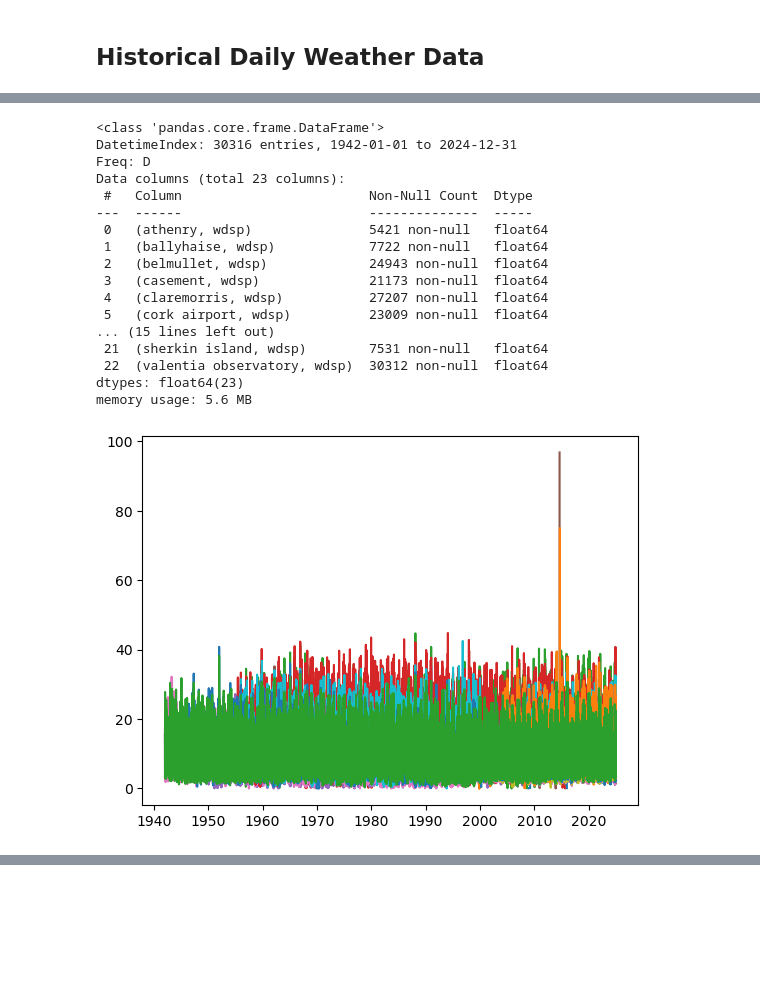
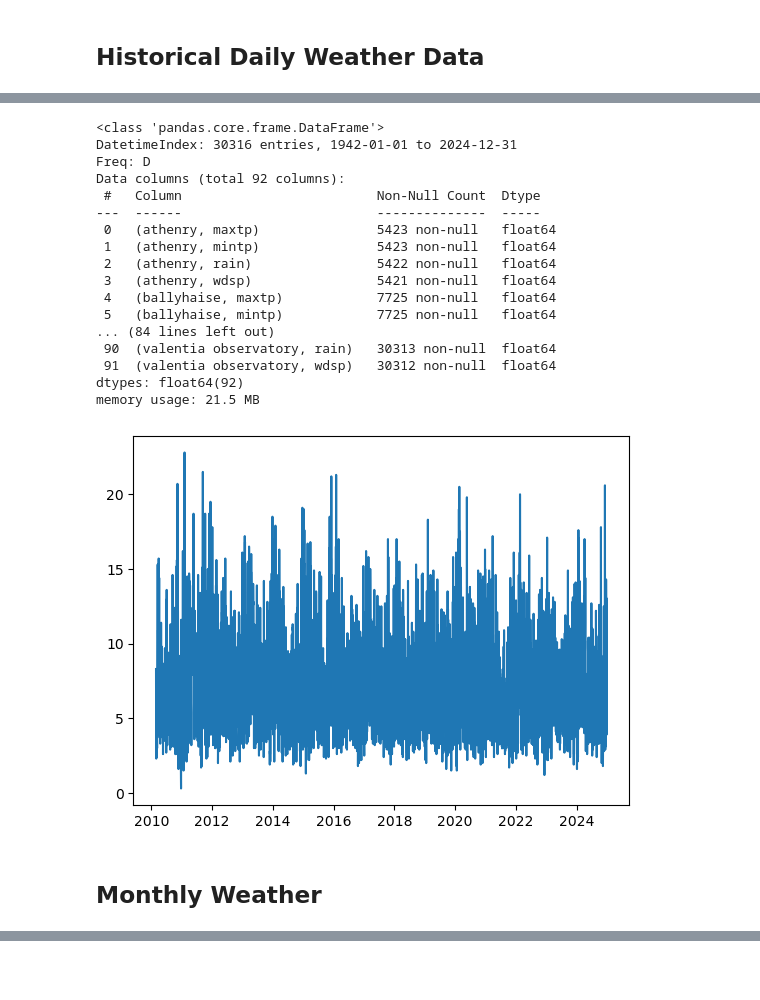
Before and after one commit to eoghanpw/PFDA-project, a Jupyter notebook: project.ipynb, the cells around one changed output, grey strips where cells are left out. Drawn from its saved outputs; the diff is of its cells as text; code cells hidden in the pictures; blank space fills up the shorter version.

```diff
--- a/project.ipynb
+++ b/project.ipynb
@@ -152,15 +152,17 @@ plt.show()
 ## Historical Daily Weather Data
 # %%
 # Function to import daily weather data to dataframes.
-def process_csv_urls(txt_file, regex, columns, index, date_format):
+def process_csv_urls(txt_file, regex, columns, index, date_format, numeric_columns):
     """
     Import CSV files from Met Eireann URLs listed in a text file and return a dictionary of DataFrames.
 
     Parameters:
         txt_file (str): Path to the text file containing CSV URLs.
-        pattern (str): Regex pattern.
+        regex (str): Regex pattern.
         columns (list): List of columns to import to DataFrames.
         index (str): Column to set as the index for the DataFrames.
+        date_format: Date format to convert to datetime object.
+        numeric_columns: Columns to convert to floats.
 
     Returns:
         dict: A dictionary of DataFrames.
@@ -218,7 +220,8 @@ def process_csv_urls(txt_file, regex, columns, index, date_format):
             dataframes[df_name].index = pd.to_datetime(dataframes[df_name].index, format=date_format)
 
             # Convert data to numeric.
-            dataframes[df_name]["wdsp"] = pd.to_numeric(dataframes[df_name]["wdsp"], errors="coerce")
+            for col in numeric_columns:
+                dataframes[df_name][col] = pd.to_numeric(dataframes[df_name][col], errors="coerce")
             print(f"Imported {url} as {df_name}")
 
         except Exception as e:
@@ -234,16 +237,19 @@ txt_file = "./data/download-file-list-daily.txt"
 regex = r"^date(?!:)"
 
 # Columns to import to dataframe.
-columns = ["date", "wdsp"]
+columns = ["date", "wdsp", "rain", "maxtp", "mintp"]
 
 # Set index in dataframe.
 index = "date"
+
+# Numeric columns.
+numeric_columns = ["wdsp", "rain", "maxtp", "mintp"]
 
 # Convert index to datetime.
 date_format = "%d-%b-%Y"
 
 # Call the function.
-dataframes = process_csv_urls(txt_file, regex, columns, index, date_format)
+dataframes = process_csv_urls(txt_file, regex, columns, index, date_format, numeric_columns)
 # %% [output]
 Imported https://cli.fusio.net/cli/climate_data/webdata/dly1875.csv as athenry
 Imported https://cli.fusio.net/cli/climate_data/webdata/dly675.csv as ballyhaise
@@ -271,25 +277,27 @@ merged_df.info()
 <class 'pandas.core.frame.DataFrame'>
 DatetimeIndex: 30316 entries, 1942-01-01 to 2024-12-31
 Freq: D
-Data columns (total 23 columns):
- #   Column                        Non-Null Count  Dtype
----  ------                        --------------  -----
- 0   (athenry, wdsp)               5421 non-null   float64
- 1   (ballyhaise, wdsp)            7722 non-null   float64
- 2   (belmullet, wdsp)             24943 non-null  float64
- 3   (casement, wdsp)              21173 non-null  float64
- 4   (claremorris, wdsp)           27207 non-null  float64
- 5   (cork airport, wdsp)          23009 non-null  float64
-... (15 lines left out)
- 21  (sherkin island, wdsp)        7531 non-null   float64
- 22  (valentia observatory, wdsp)  30312 non-null  float64
-dtypes: float64(23)
-memory usage: 5.6 MB
+Data columns (total 92 columns):
+ #   Column                         Non-Null Count  Dtype
+---  ------                         --------------  -----
+ 0   (athenry, maxtp)               5423 non-null   float64
+ 1   (athenry, mintp)               5423 non-null   float64
+ 2   (athenry, rain)                5422 non-null   float64
+ 3   (athenry, wdsp)                5421 non-null   float64
+ 4   (ballyhaise, maxtp)            7725 non-null   float64
+ 5   (ballyhaise, mintp)            7725 non-null   float64
+... (84 lines left out)
+ 90  (valentia observatory, rain)   30313 non-null  float64
+ 91  (valentia observatory, wdsp)   30312 non-null  float64
+dtypes: float64(92)
+memory usage: 21.5 MB
 # %%
 fig, ax = plt.subplots()
 
-ax.plot(merged_df)
+ax.plot(merged_df["athenry"]["wdsp"])
 
 plt.show()
 # %% [output]
-[figure, old version]
+[figure, new version]
+# %% [markdown]
+## Monthly Weather
```
Also changed, not shown: parts of 3 cells of this notebook, 5 other files.
